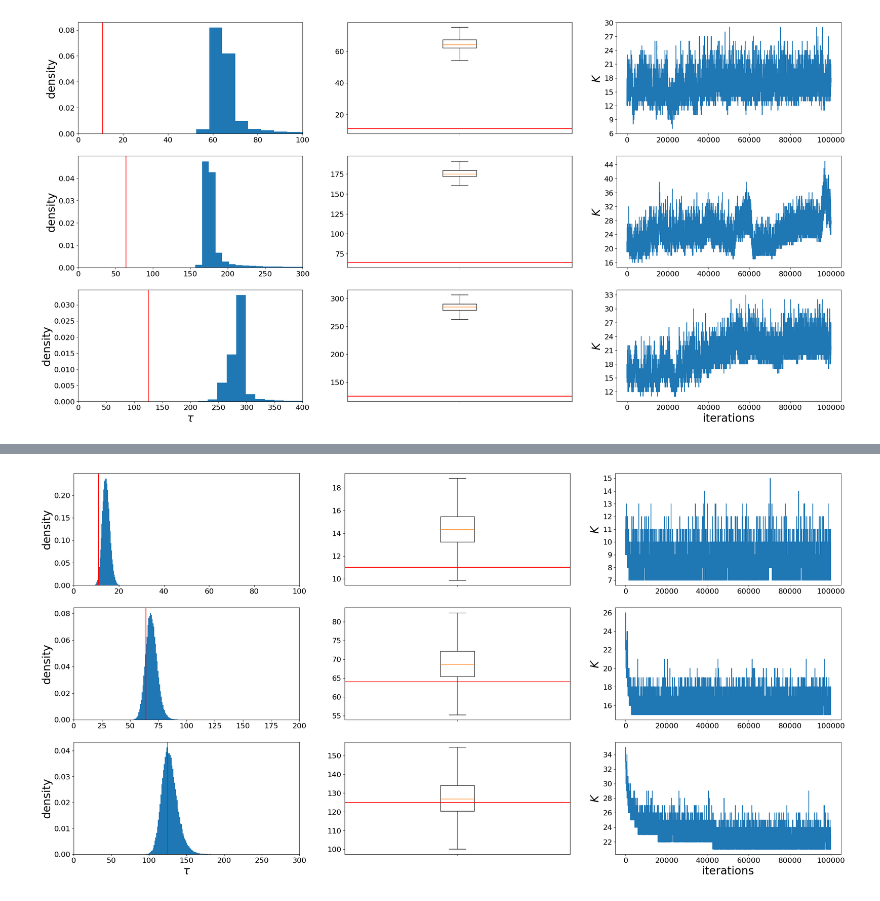
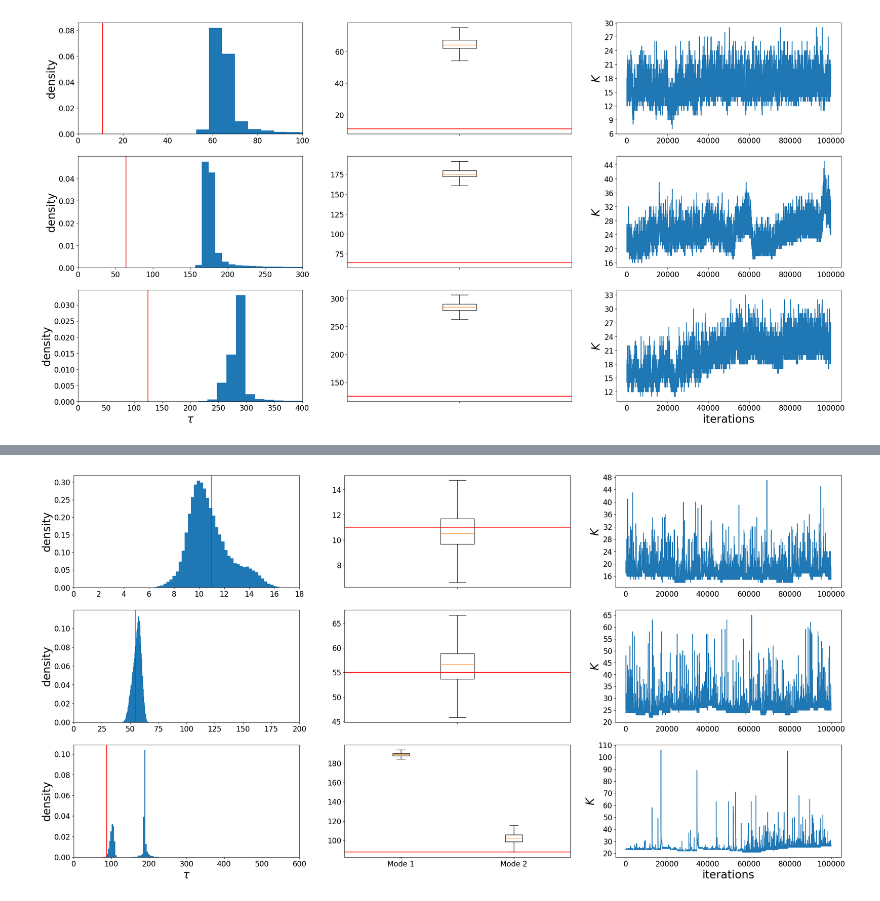
Before and after one commit to LorenzoRimella/BNP_DR, a Jupyter notebook: figures.ipynb, the cells around one changed output, grey strips where cells are left out. Drawn from its saved outputs; the diff is of its cells as text; code cells hidden in the pictures.

Commit message:
fix figures

```diff
--- a/figures.ipynb
+++ b/figures.ipynb
@@ -381,7 +381,7 @@ print(table_to_print)
 fig, ax = plt.subplots(3, 3, figsize = (30, 15))
 
 path = "data/structural_zeros/SZ_BNP/mc/"
-tau_insample = [11, 64, 125]
+tau_insample = [11, 55, 88]
 
 n_list = [1000, 5000, 10000]
 
@@ -390,41 +390,65 @@ for i in range(3):
 	tau_chain = np.load(path+str(n_list[i])+"/SZ_NY_tau_"+str(n_list[i])+"_MCMC_tau.npy")
 	K_chain = np.load(path+str(n_list[i])+"/SZ_NY_tau_"+str(n_list[i])+"_MCMC_K.npy")
 
-	table_list.append(["SZ BNP Monte Carlo", "n="+str(n_list[i]), r"$\tau$="+str(tau_insample[i]),
-				str(np.round(np.mean(tau_chain),2))+"+/-"+str(np.round(np.std(tau_chain),2)), "True"])
+	from sklearn.cluster import KMeans
+
+	# Define the number of clusters
+	n_clusters = 2
+
+	# Initialize and fit the model
+	kmeans = KMeans(n_clusters=n_clusters, random_state=42)
+	kmeans.fit(tau_chain.reshape(-1, 1))
+
+	# Get the cluster labels
+	labels = kmeans.labels_
+
+	if i>1:
+		table_list.append(["SZ BNP Monte Carlo", "n="+str(n_list[i]), r"$\tau$="+str(tau_insample[i]),
+					str(np.round(np.mean(tau_chain[labels==0]),2))+"+/-"+str(np.round(np.std(tau_chain[labels==0]),2)), "True"])
+
+		table_list.append([" ", " ", " ", str(np.round(np.mean(tau_chain[labels==1]),2))+"+/-"+str(np.round(np.std(tau_chain[labels==1]),2)), "True"])
+
+	else:
+		table_list.append(["SZ BNP Monte Carlo", "n="+str(n_list[i]), r"$\tau$="+str(tau_insample[i]),
+					str(np.round(np.mean(tau_chain),2))+"+/-"+str(np.round(np.std(tau_chain),2)), "True"])
 
 	if i ==0:
 		nbins = 50
 	elif i ==1:
 		nbins = 75
 	else:
 		nbins = 100
 
 	ax[i,0].hist(tau_chain, nbins, density = True)
 	ax[i,0].axvline(x=tau_insample[i], color = "red")
 	ax[i,0].set_ylabel(r"density")
 
 	if i ==0:
-		vxlim = 100
+		vxlim = 18
 	elif i==1:
 		vxlim = 200
 	else:
-		vxlim = 300
+		vxlim = 600
 
 	ax[i,0].set_xlim((0,vxlim))
 
-	ax[i,1].boxplot(tau_chain, showfliers=False)
-	ax[i,1].axhline(y=tau_insample[i], color = "red")
-	ax[i,1].set_xticklabels([r""])
+	if i<2:
+		ax[i,1].boxplot(tau_chain, showfliers=False)
+		ax[i,1].axhline(y=tau_insample[i], color = "red")
+		ax[i,1].set_xticklabels([r""])
+	else:
+		ax[i,1].boxplot([tau_chain[labels==0], tau_chain[labels==1]], showfliers=False)
+		ax[i,1].axhline(y=tau_insample[i], color = "red")
+		ax[i,1].set_xticklabels([r"Mode 1", "Mode 2"])
 
 	ax[i,2].plot(K_chain)
 	ax[i,2].set_ylabel(r"$K$")
 
 	if i ==2:
 
 		ax[i,0].set_xlabel(r"$\tau$")
 		ax[i,2].set_xlabel("iterations")
 
 	ax[i,2].yaxis.set_major_locator(plt.MaxNLocator(integer=True))
 # %% [output]
-[figure, old version]
+[figure, new version]
```
Also changed, not shown: parts of 2 cells of this notebook.
